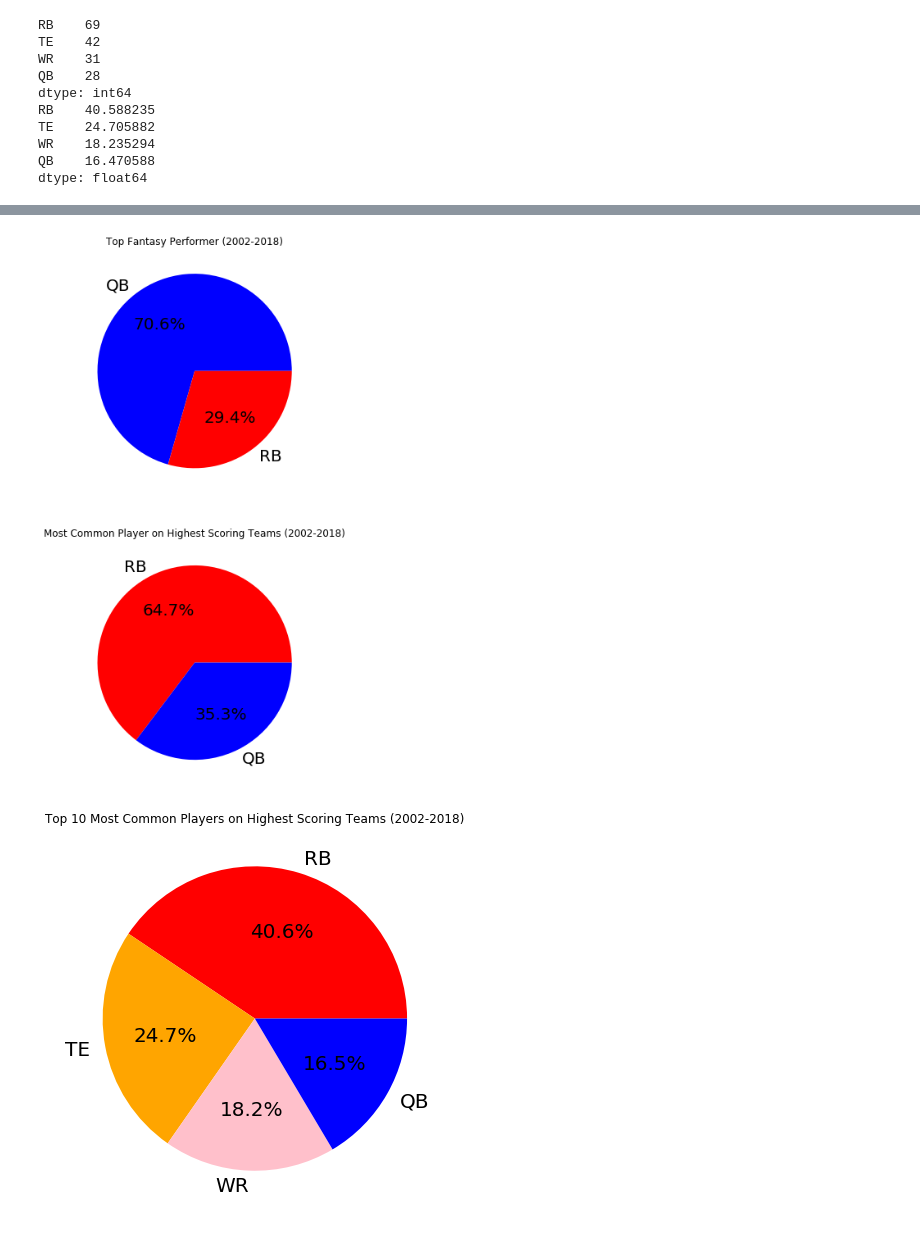
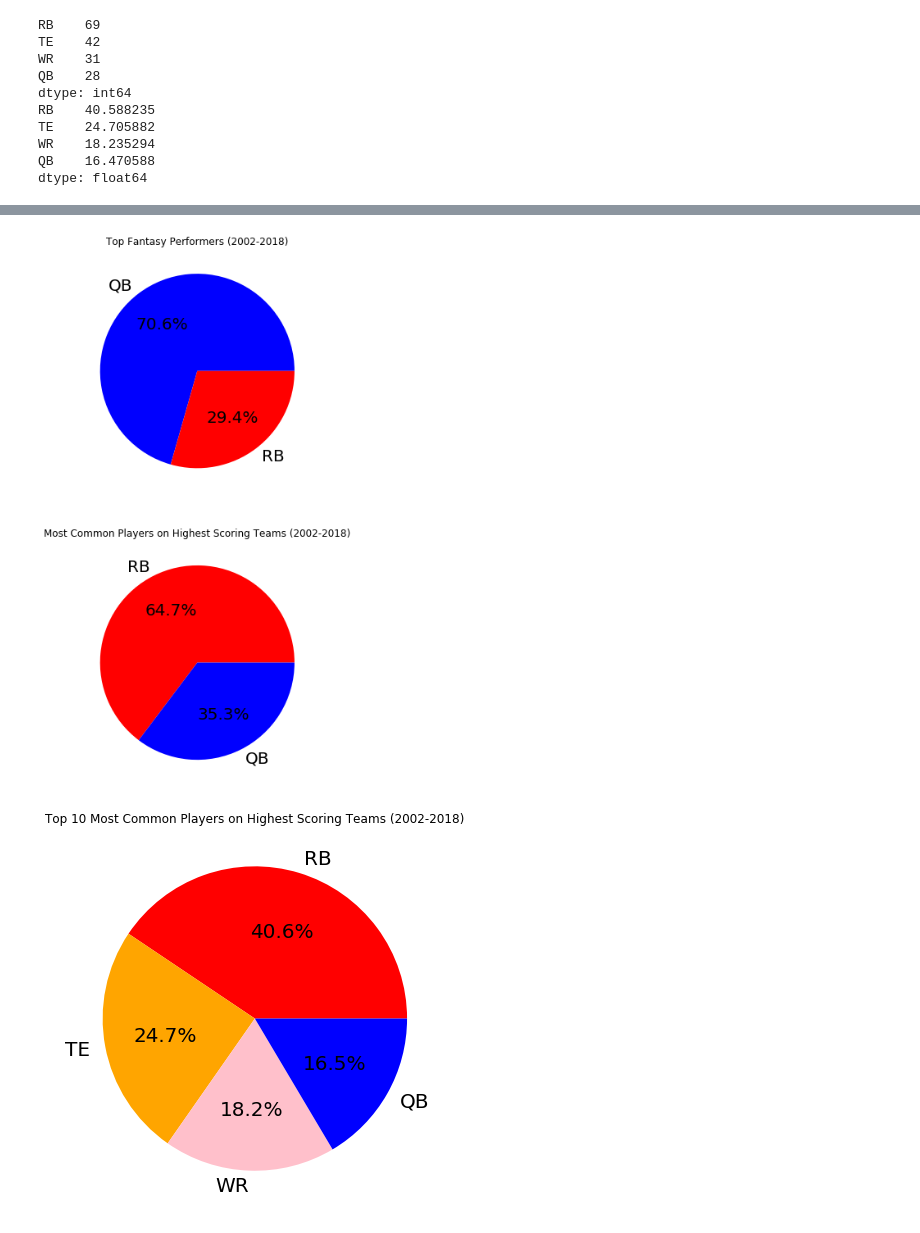
Before and after one commit to jlwalsh13/Capstone_1, a Jupyter notebook: ff_draft_sim.ipynb, the cells around one changed output, grey strips where cells are left out. Saved outputs shown, nothing was run; the diff lists cells and outputs as text; code cells hidden in the pictures.

```diff
--- a/ff_draft_sim.ipynb
+++ b/ff_draft_sim.ipynb
@@ -552,16 +540,16 @@ top_player_df = pd.DataFrame(data)
 # %%
 plt.figure(figsize=(12,12))
 plt.subplot(212)
 (X.POS.value_counts()/X.POS.count()*100).plot.pie(colors=['red', 'blue'], autopct='%1.1f%%', textprops={'fontsize': 20})
-plt.title('Most Common Player on Highest Scoring Teams (2002-2018)')
+plt.title('Most Common Players on Highest Scoring Teams (2002-2018)')
 plt.ylabel('')
 plt.subplot(211)
 (top_player_df.POS.value_counts()/len(P)*100).plot.pie(colors=['blue', 'red'], autopct='%1.1f%%', textprops={'fontsize': 20})
-plt.title('Top Fantasy Performer (2002-2018)')
+plt.title('Top Fantasy Performers (2002-2018)')
 plt.ylabel('')
 plt.show()
 # %% [output]
-[figure, old version]
+[figure, new version]
 # %%
 plt.figure(figsize=(7,7))
 (P.value_counts()/len(P)*100).plot.pie(colors=['red', 'orange', 'pink', 'blue'], autopct='%1.1f%%', textprops={'fontsize': 20})
```
Also changed, not shown: parts of 4 cells of this notebook.
